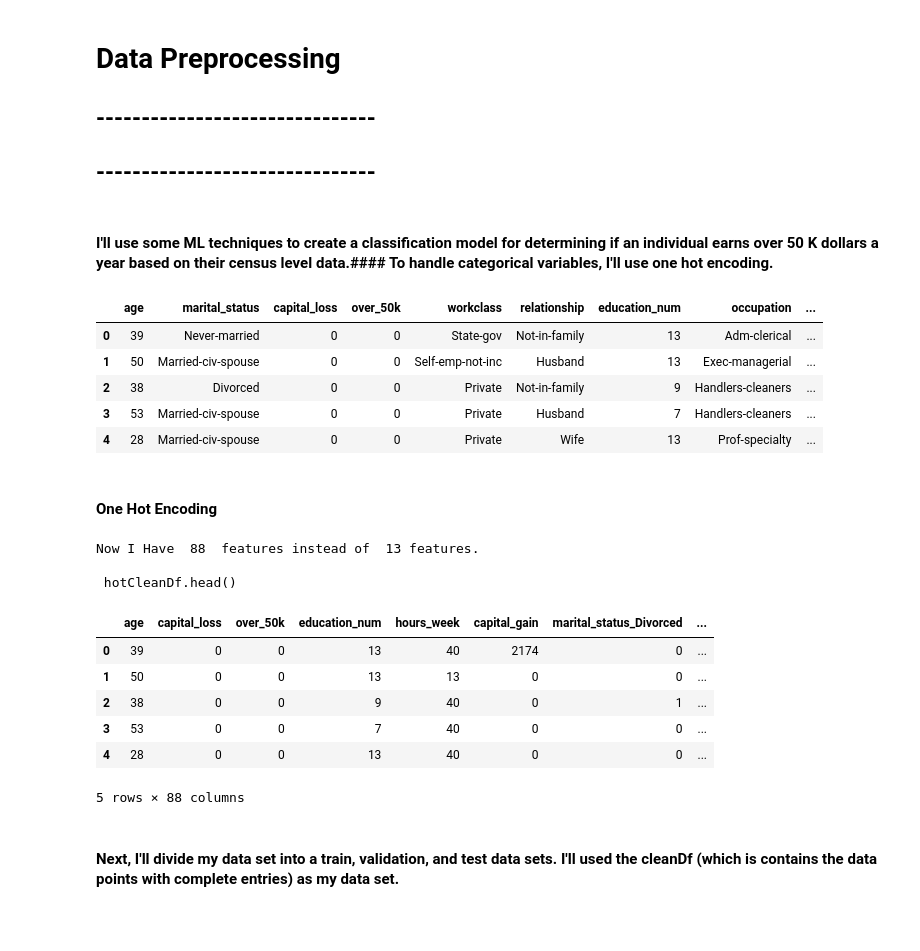
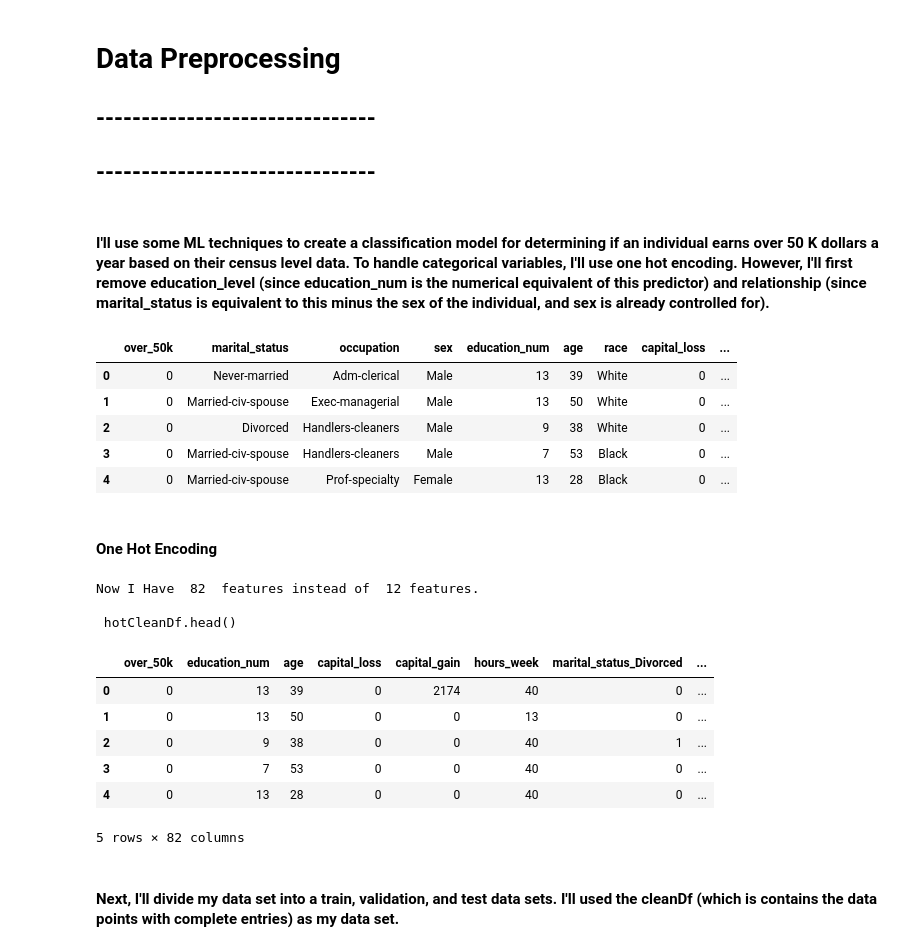
Before and after one commit to sfe2/data-scientist-exercise01, a Jupyter notebook: AnalyticsAssignment.ipynb, the cells around one changed output. Drawn from its saved outputs; the diff is of its cells as text; code cells hidden in the pictures; blank space fills up the shorter version.

Commit message:
I have completed the analytics exercise and written a short write up of my methodology

```diff
--- a/AnalyticsAssignment.ipynb
+++ b/AnalyticsAssignment.ipynb
@@ -178,18 +170,18 @@ for j in range(len(columns)):
 ## -------------------------------
 ## -------------------------------
 # %% [markdown]
-#### I'll use some ML techniques to create a classification model for determining if an individual earns over 50 K dollars a year based on their census level data.#### To handle categorical variables, I'll use one hot encoding.
+#### I'll use some ML techniques to create a classification model for determining if an individual earns over 50 K dollars a year based on their census level data. To handle categorical variables, I'll use one hot encoding. However, I'll first remove education_level (since education_num is the numerical equivalent of this predictor) and relationship (since marital_status is equivalent to this minus the sex of the individual, and sex is already controlled for).
 # %%
-colIndex = list(set(columns) - {'id', 'education_level'})
+colIndex = list(set(columns) - {'id', 'education_level', 'relationship'})
 cleanDf = completeDf[colIndex]
 cleanDf.head()
 # %% [output]
-|  | age | marital_status | capital_loss | over_50k | workclass | relationship | education_num | occupation | ... |
-| 0 | 39 | Never-married | 0 | 0 | State-gov | Not-in-family | 13 | Adm-clerical | ... |
-| 1 | 50 | Married-civ-spouse | 0 | 0 | Self-emp-not-inc | Husband | 13 | Exec-managerial | ... |
-| 2 | 38 | Divorced | 0 | 0 | Private | Not-in-family | 9 | Handlers-cleaners | ... |
-| 3 | 53 | Married-civ-spouse | 0 | 0 | Private | Husband | 7 | Handlers-cleaners | ... |
-| 4 | 28 | Married-civ-spouse | 0 | 0 | Private | Wife | 13 | Prof-specialty | ... |
+|  | over_50k | marital_status | occupation | sex | education_num | age | race | capital_loss | ... |
+| 0 | 0 | Never-married | Adm-clerical | Male | 13 | 39 | White | 0 | ... |
+| 1 | 0 | Married-civ-spouse | Exec-managerial | Male | 13 | 50 | White | 0 | ... |
+| 2 | 0 | Divorced | Handlers-cleaners | Male | 9 | 38 | White | 0 | ... |
+| 3 | 0 | Married-civ-spouse | Handlers-cleaners | Male | 7 | 53 | Black | 0 | ... |
+| 4 | 0 | Married-civ-spouse | Prof-specialty | Female | 13 | 28 | Black | 0 | ... |
 # %% [markdown]
 #### One Hot Encoding
 # %%
@@ -197,16 +189,16 @@ hotCleanDf = pd.get_dummies(cleanDf)
 print("Now I Have ",len(hotCleanDf.columns), " features instead of ", len(cleanDf.columns), "features. \n\n hotCleanDf.head()")
 hotCleanDf.head()
 # %% [output]
-Now I Have  88  features instead of  13 features.
+Now I Have  82  features instead of  12 features.
 
  hotCleanDf.head()
-|  | age | capital_loss | over_50k | education_num | hours_week | capital_gain | marital_status_Divorced | ... |
-| 0 | 39 | 0 | 0 | 13 | 40 | 2174 | 0 | ... |
-| 1 | 50 | 0 | 0 | 13 | 13 | 0 | 0 | ... |
-| 2 | 38 | 0 | 0 | 9 | 40 | 0 | 1 | ... |
-| 3 | 53 | 0 | 0 | 7 | 40 | 0 | 0 | ... |
-| 4 | 28 | 0 | 0 | 13 | 40 | 0 | 0 | ... |
+|  | over_50k | education_num | age | capital_loss | capital_gain | hours_week | marital_status_Divorced | ... |
+| 0 | 0 | 13 | 39 | 0 | 2174 | 40 | 0 | ... |
+| 1 | 0 | 13 | 50 | 0 | 0 | 13 | 0 | ... |
+| 2 | 0 | 9 | 38 | 0 | 0 | 40 | 1 | ... |
+| 3 | 0 | 7 | 53 | 0 | 0 | 40 | 0 | ... |
+| 4 | 0 | 13 | 28 | 0 | 0 | 40 | 0 | ... |
-5 rows × 88 columns
+5 rows × 82 columns
 # %% [markdown]
 #### Next, I'll divide my data set into a train, validation, and test data sets. I'll used the cleanDf (which is contains the data points with complete entries) as my data set.
 # %%
```
Also changed, not shown: parts of 27 cells of this notebook, 2 other files.
